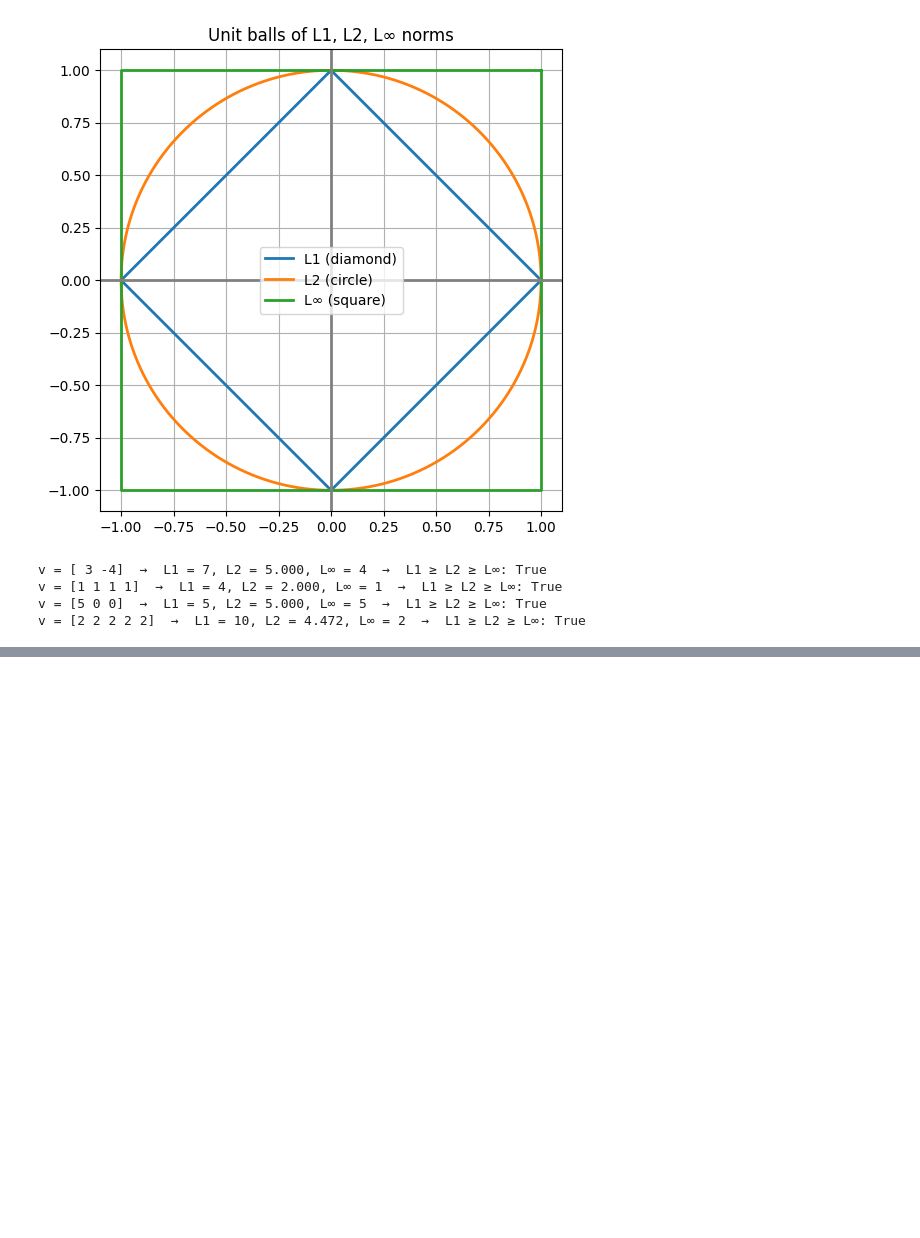
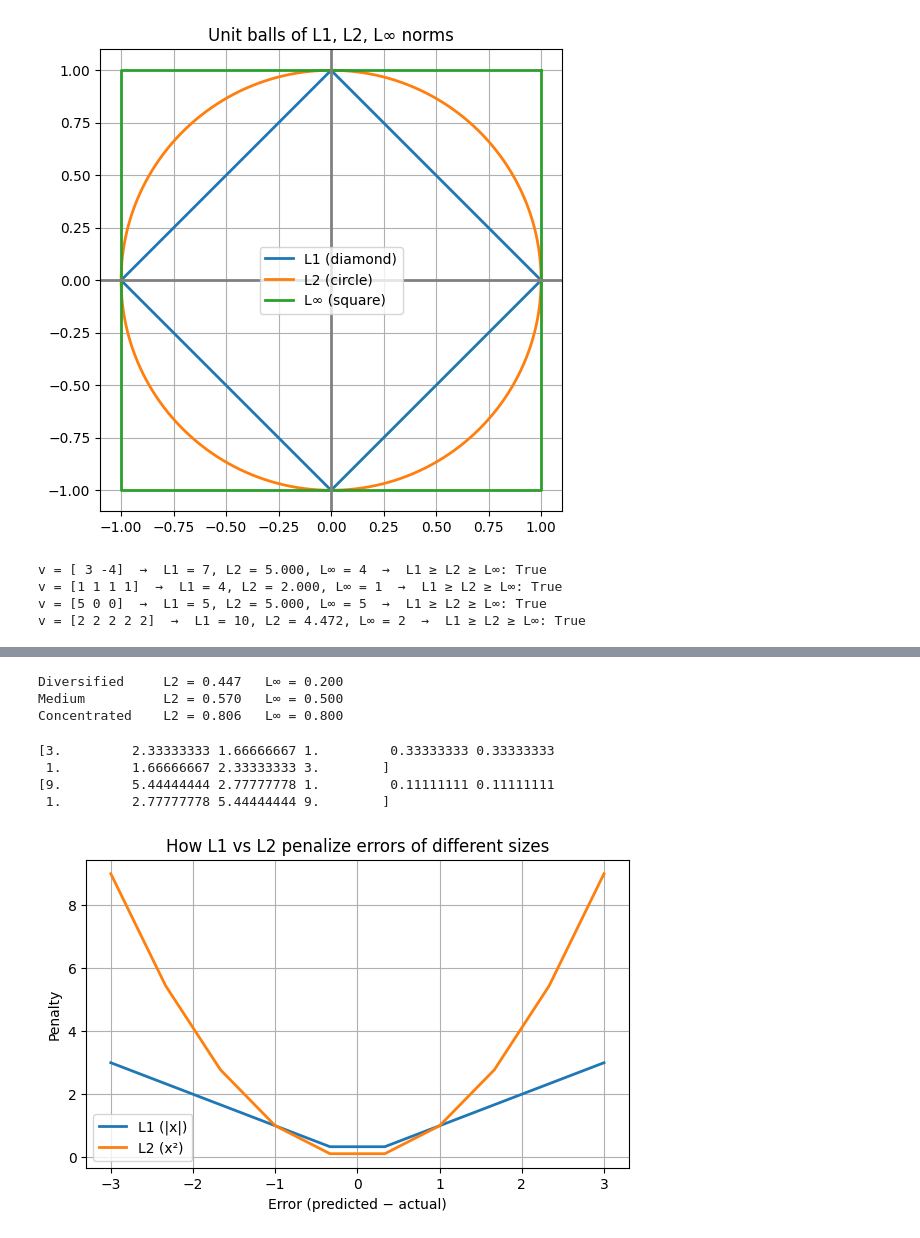
Before and after one commit to khanbilal-devop/phase-1-foundations, a Jupyter notebook: week-01-vectors/day-03-norms.ipynb, the cells around one changed output, grey strips where cells are left out. Saved outputs shown, nothing was run; the diff lists cells and outputs as text; code cells hidden in the pictures; blank space fills up the shorter version.

```diff
--- a/week-01-vectors/day-03-norms.ipynb
+++ b/week-01-vectors/day-03-norms.ipynb
@@ -104,0 +148,37 @@ v = [2 2 2 2 2]  →  L1 = 10, L2 = 4.472, L∞ = 2  →  L1 ≥ L2 ≥ L∞: Tr
+# %%
+# Three portfolios, each with 5 holdings summing to 1.0 (100% invested)
+
+diversified  = np.array([0.20, 0.20, 0.20, 0.20, 0.20])   # equal weight
+concentrated = np.array([0.80, 0.05, 0.05, 0.05, 0.05])   # mostly one stock
+medium       = np.array([0.50, 0.20, 0.15, 0.10, 0.05])   # moderately concentrated
+
+for name, p in [("Diversified", diversified),
+                ("Medium", medium),
+                ("Concentrated", concentrated)]:
+    print(f"{name:15s} L2 = {l2_norm(p):.3f}   L∞ = {linf_norm(p):.3f}")
+# %% [output]
+Diversified     L2 = 0.447   L∞ = 0.200
+Medium          L2 = 0.570   L∞ = 0.500
+Concentrated    L2 = 0.806   L∞ = 0.800
+# %%
+# How differently does each norm penalizes error
+
+errors = np.linspace(-3, 3, 10)
+l1_values   = np.abs(errors)
+l2_values   = errors ** 2
+
+plt.figure(figsize=(7, 4))
+plt.plot(errors, l1_values, label='L1 (|x|)', linewidth=2)
+plt.plot(errors, l2_values, label='L2 (x²)',  linewidth=2)
+plt.xlabel('Error (predicted − actual)')
+plt.ylabel('Penalty')
+plt.legend()
+plt.grid(True)
+plt.title("How L1 vs L2 penalize errors of different sizes")
+plt.show()
+# %% [output]
+[3.         2.33333333 1.66666667 1.         0.33333333 0.33333333
+ 1.         1.66666667 2.33333333 3.        ]
+[9.         5.44444444 2.77777778 1.         0.11111111 0.11111111
+ 1.         2.77777778 5.44444444 9.        ]
+[figure, added]
```
Also changed, not shown: parts of 2 cells of this notebook.
